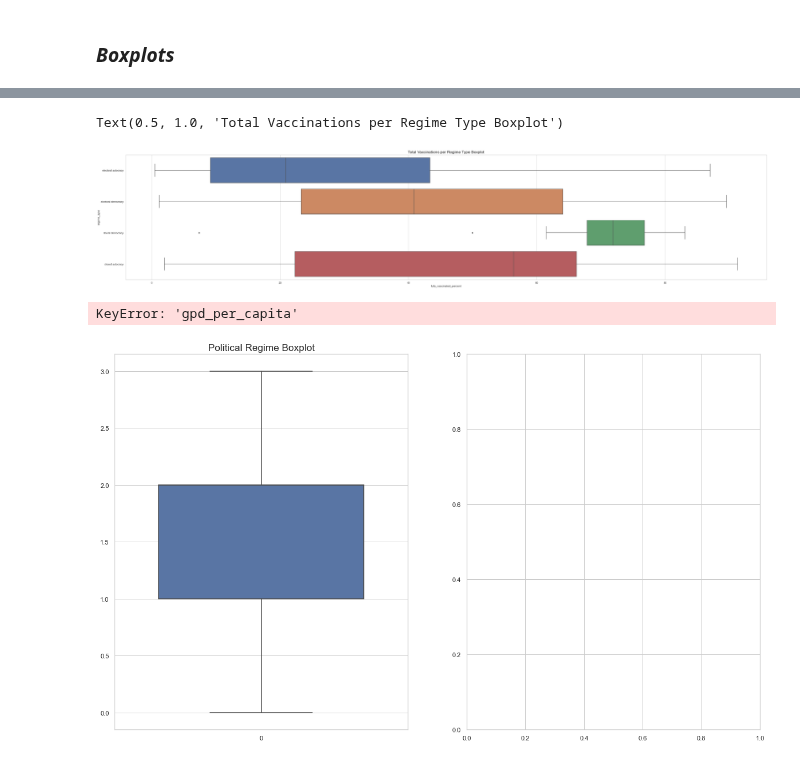
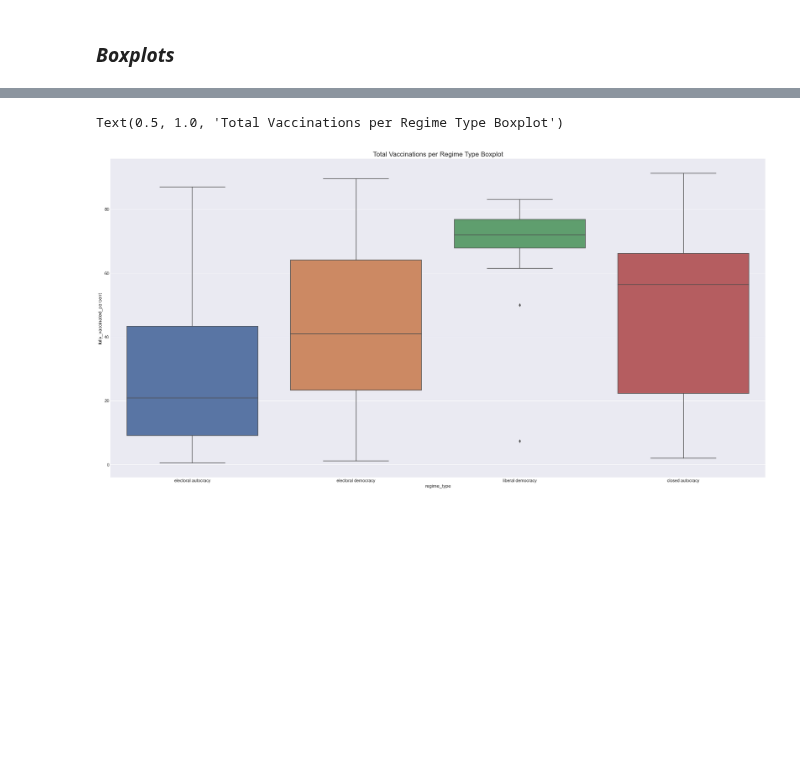
Before and after one commit to RuizLorenzoChavez/DATA100-Finals-COVID-Vaccination-Tracker, a Jupyter notebook: group1-data-storytelling.ipynb, the cells around one changed output, grey strips where cells are left out. Drawn from its saved outputs; the diff is of its cells as text; code cells hidden in the pictures; blank space fills up the shorter version.

```diff
--- a/group1-data-storytelling.ipynb
+++ b/group1-data-storytelling.ipynb
@@ -997,9 +1066,7 @@ fig = plt.figure(figsize=(30,15))
 # %% [markdown]
 ### *Boxplots*
 # %%
-sns.set(style='whitegrid')
-
-fig=plt.figure(figsize=(50,15))
+fig=plt.figure(figsize=(30,15))
 sns.boxplot(data=prime_dataset,x='region',y='fully_vaccinated_percent')
 ax.set_title('Total Vaccinations per Region Boxplot', fontsize=17)
 # %% [output]
@@ -1008,49 +1075,8 @@ Text(0.5, 1.0, 'Total Vaccinations per Region Boxplot')
 # %%
-fig=plt.figure(figsize=(50,10))
-ax=sns.boxplot(y=prime_dataset['regime_type'], x=prime_dataset['fully_vaccinated_percent'])
+fig=plt.figure(figsize=(30,15))
+ax = fig.add_subplot(111)
+sns.boxplot(data=prime_dataset,x='regime_type',y='fully_vaccinated_percent')
 ax.set_title('Total Vaccinations per Regime Type Boxplot', fontsize=17)
 # %% [output]
 Text(0.5, 1.0, 'Total Vaccinations per Regime Type Boxplot')
-[figure, old version]
+[figure, new version]
-# %%
-fig=plt.figure(figsize=(20,55))
-
-ax=fig.add_subplot(421)
-
-ax=sns.boxplot(data=prime_dataset['political_regime'], width=0.7)
-ax.set_title('Political Regime Boxplot', fontsize=17)
-
-ax2=fig.add_subplot(422)
-
-ax2=sns.boxplot(data=prime_dataset['gpd_per_capita'], width=0.7)
-ax2.set_title('GDP Boxplot', fontsize=17)
-
-ax3=fig.add_subplot(423)
-
-ax3=sns.boxplot(data=prime_dataset['human_rights_score'], width=0.7)
-ax3.set_title('human rights score Boxplot', fontsize=17)
-
-ax4=fig.add_subplot(424)
-
-ax4=sns.boxplot(data=prime_dataset['population'], width=0.7)
-ax4.set_title('population Boxplot', fontsize=17)
-
-ax5=fig.add_subplot(425)
-
-ax5=sns.boxplot(data=prime_dataset['total_vaccinations'], width=0.7)
-ax5.set_title('Total Vaccinations Boxplot', fontsize=17)
-
-ax6=fig.add_subplot(426)
-
-ax6=sns.boxplot(data=prime_dataset['fully_vaccinated_percent'], width=0.7)
-ax6.set_title('fully_vaccinated Boxplot', fontsize=17)
-
-ax7=fig.add_subplot(427)
-
-ax7=sns.boxplot(data=prime_dataset['region_num'], width=0.7)
-ax7.set_title('region_num Boxplot', fontsize=17)
-
-plt.show()
-# %% [output]
-KeyError: 'gpd_per_capita'
-[figure, removed]
```
Also changed, not shown: parts of 19 cells of this notebook.
